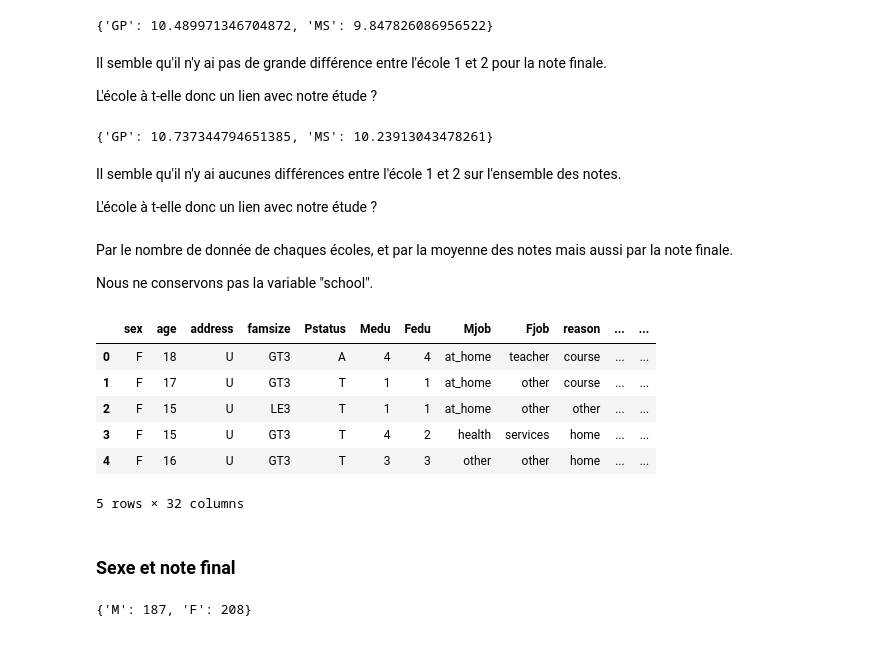
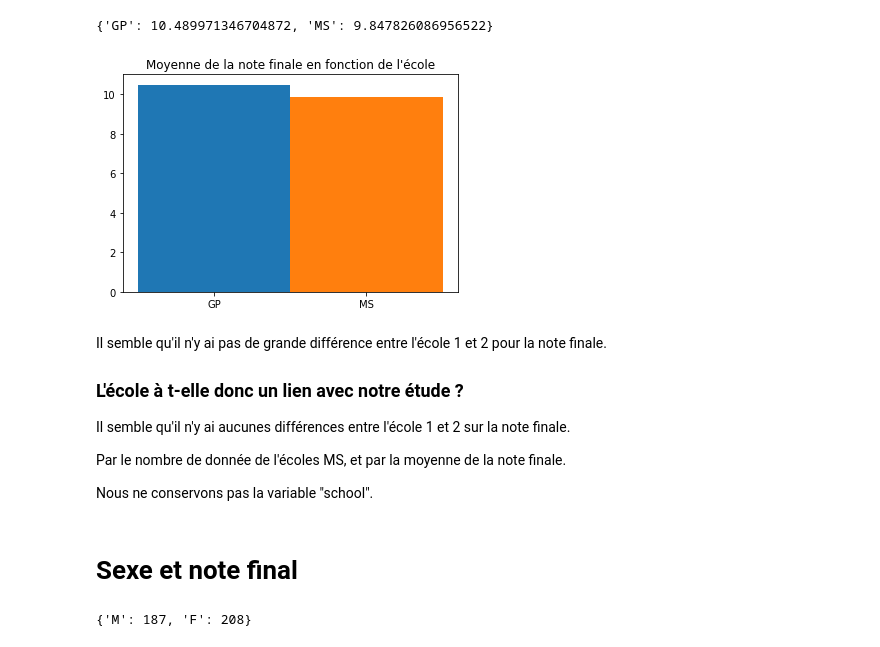
Before and after one commit to JeanBaptisteServais/machine-learning, a Jupyter notebook: regression note data1/alcoolo.ipynb, the cells around one changed output. Drawn from its saved outputs; the diff is of its cells as text; code cells hidden in the pictures.

```diff
--- a/regression note data1/alcoolo.ipynb
+++ b/regression note data1/alcoolo.ipynb
@@ -40,0 +103,4 @@ df.head()
+# %%
+def recuperate_labels_from_one_label(data, label, sublabel):
+    """Recuperate the label interest & the average of the G3."""
+    return data[data[label] == sublabel]["G3"].mean()
@@ -65,7 +150,18 @@ schools = {school: recuperate_labels_from_one_label(df, "school", school) for sc
 schools
 # %% [output]
 {'GP': 10.489971346704872, 'MS': 9.847826086956522}
+# %%
+ploting(schools, "Moyenne de la note finale en fonction de l'école")
+# %% [output]
+[figure, added]
 # %% [markdown]
 Il semble qu'il n'y ai pas de grande différence entre l'école 1 et 2 pour la note finale.
 
-L'école à t-elle donc un lien avec notre étude ?
+### L'école à t-elle donc un lien avec notre étude ?
+
+Il semble qu'il n'y ai aucunes différences entre l'école 1 et 2 sur la note finale.
+
+
+Par le nombre de donnée de l'écoles MS, et par la moyenne de la note finale.
+
+Nous ne conservons pas la variable "school".
@@ -78,30 +168,7 @@ def recuperate_labels_from_multipl_label(data, label, sublabel):
-# %%
-schools = {school: recuperate_labels_from_multipl_label(df, "school", school) for school in df["school"].unique()}
-schools
-# %% [output]
-{'GP': 10.737344794651385, 'MS': 10.23913043478261}
-# %% [markdown]
-Il semble qu'il n'y ai aucunes différences entre l'école 1 et 2 sur l'ensemble des notes.
-
-L'école à t-elle donc un lien avec notre étude ?
-# %% [markdown]
-Par le nombre de donnée de chaques écoles, et par la moyenne des notes mais aussi par la note finale.
-
-Nous ne conservons pas la variable "school".
 # %%
 del df["school"]
-# %%
-df.head()
-# %% [output]
-|  | sex | age | address | famsize | Pstatus | Medu | Fedu | Mjob | Fjob | reason | ... | ... |
-| 0 | F | 18 | U | GT3 | A | 4 | 4 | at_home | teacher | course | ... | ... |
-| 1 | F | 17 | U | GT3 | T | 1 | 1 | at_home | other | course | ... | ... |
-| 2 | F | 15 | U | LE3 | T | 1 | 1 | at_home | other | other | ... | ... |
-| 3 | F | 15 | U | GT3 | T | 4 | 2 | health | services | home | ... | ... |
-| 4 | F | 16 | U | GT3 | T | 3 | 3 | other | other | home | ... | ... |
-5 rows × 32 columns
 # %% [markdown]
-### Sexe et note final
+# Sexe et note final
 # %%
 sexe_label = ["M", "F"]
 # %%
```
Also changed, not shown: parts of 189 cells of this notebook.
